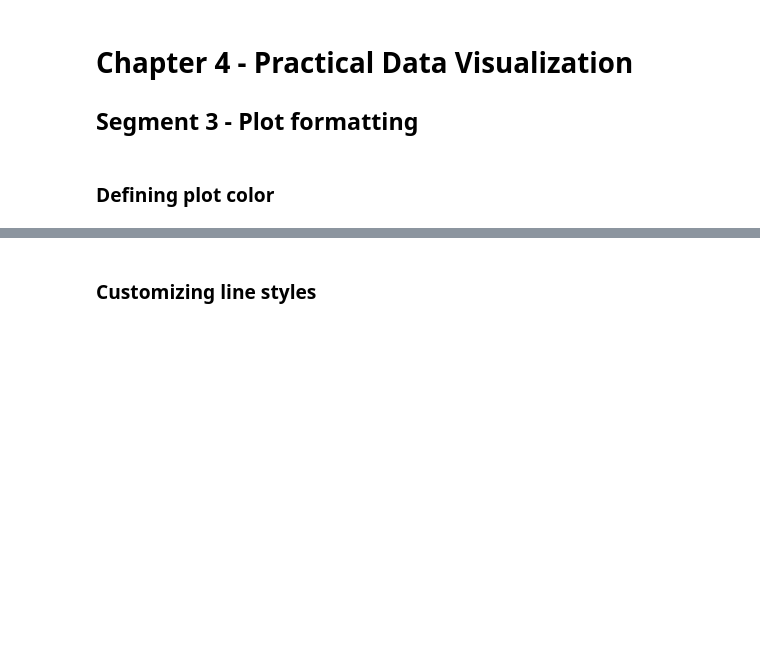
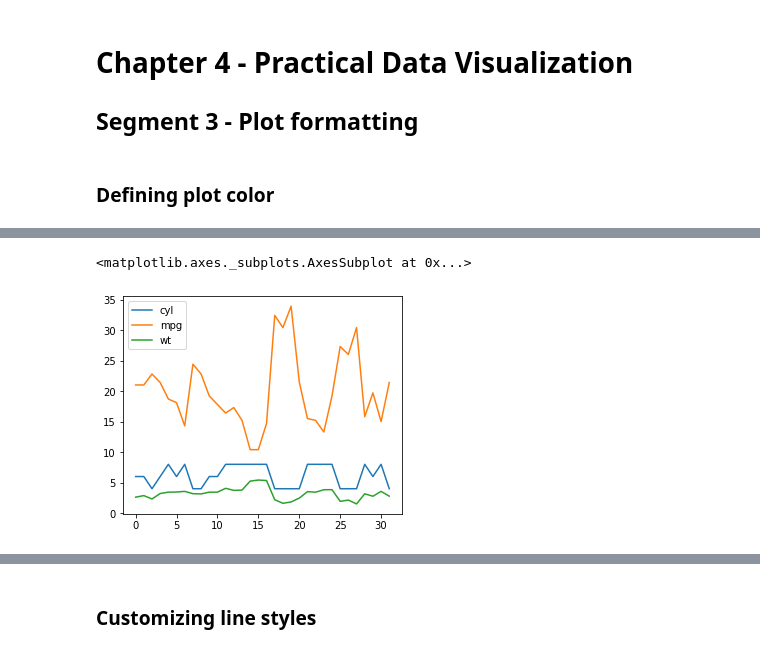
Before and after one commit to johannlilly/linkedin-learning-python-for-data-science-essential-training, a Jupyter notebook: exercise-files/part-1/04_03_begin/04_03_begin.ipynb, the cells around one changed output, grey strips where cells are left out. Saved outputs shown, nothing was run; the diff lists cells and outputs as text; code cells hidden in the pictures; blank space fills up the shorter version.

```diff
--- a/exercise-files/part-1/04_03_begin/04_03_begin.ipynb
+++ b/exercise-files/part-1/04_03_begin/04_03_begin.ipynb
@@ -16,8 +31,11 @@ rcParams['figure.figsize'] = 5, 4
 # %%
-address = 'C:/Users/Lillian/Desktop/ExerciseFiles/Data/mtcars.csv'
+address = '../Data/mtcars.csv'
 
 cars = pd.read_csv(address)
 cars.columns = ['car_names','mpg','cyl','disp', 'hp', 'drat', 'wt', 'qsec', 'vs', 'am', 'gear', 'carb']
 
 df = cars[['cyl', 'mpg', 'wt']]
 df.plot()
+# %% [output]
+<matplotlib.axes._subplots.AxesSubplot at 0x...>
+[figure, added]
```
Also changed, not shown: parts of 8 cells of this notebook.
